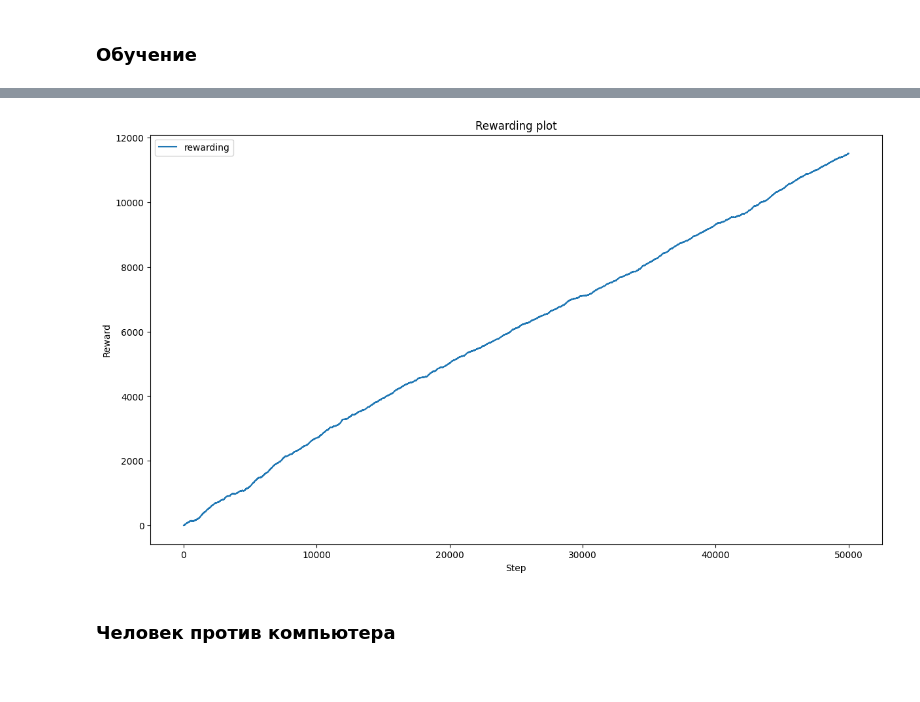
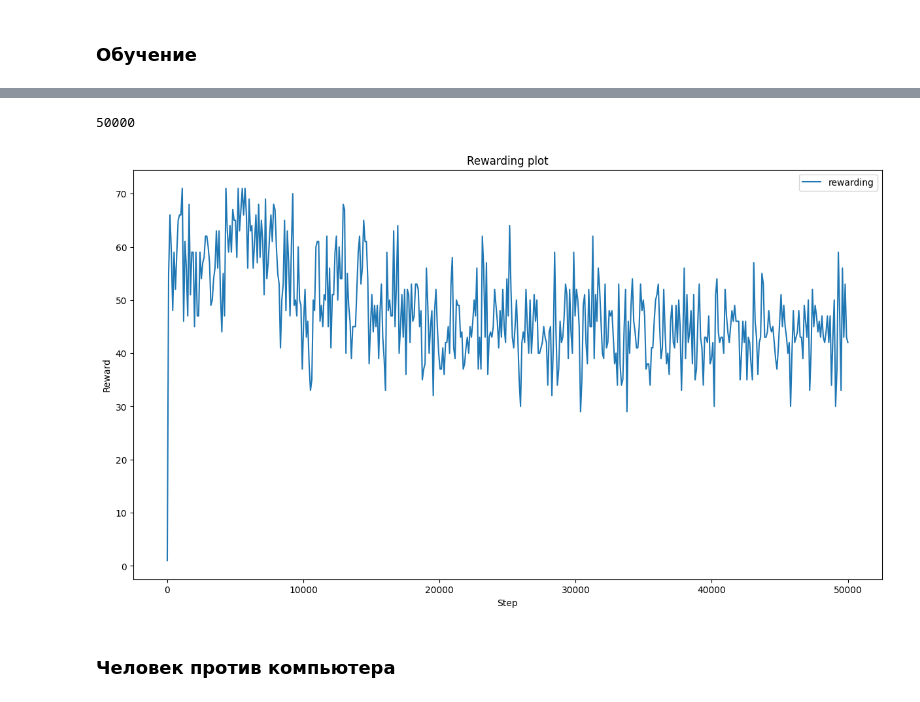
Before and after one commit to MadBunny0/Intelligent_systems_and_technologies, a Jupyter notebook: Lab_4_RL/main.ipynb, the cells around one changed output, grey strips where cells are left out. Cells and saved outputs as stored; diff of their text form; code cells hidden in the pictures.

Commit message:
updated plot

```diff
--- a/Lab_4_RL/main.ipynb
+++ b/Lab_4_RL/main.ipynb
@@ -15,8 +15,6 @@ BOARD_COLS = 3
 ### Состояние поля
 ---
 Играют 2 игрока: p1 (крестик) и p2(нолик); свободные клетки инициализированы нулями
-# %%
-reward = [0]
 # %%
 class State:
     def __init__(self, p1, p2):
@@ -27,8 +25,9 @@ class State:
         self.boardHash = None
        # p1 делает первый ход
         self.playerSymbol = 1
-        self.reward1 = [0]
-        self.reward2 = [0]
+        self.reward_tmp = []
+        self.reward1 = []
+        self.reward2 = []
 
     # хешируем состояние поля
     def getHash(self):
@@ -92,18 +91,20 @@ class State:
         if result == 1:
             self.p1.feedReward(1)
             self.p2.feedReward(0)
-            self.reward1.append(self.reward1[-1] + 1)
-            self.reward2.append(self.reward2[-1] - 1)
+            self.reward_tmp.append(1)
+
+
         elif result == -1:
             self.p1.feedReward(0)
             self.p2.feedReward(1)
-            self.reward1.append(self.reward1[-1] - 1)
-            self.reward2.append(self.reward2[-1] + 1)
+            self.reward_tmp.append(-1)
+
+
         else:
             self.p1.feedReward(0.1)
             self.p2.feedReward(0.5)
-            self.reward1.append(self.reward1[-1] + 0.1)
-            self.reward2.append(self.reward2[-1] + 0.5)
+            self.reward_tmp.append(0)
+
 
     # обновление поля
     def reset(self):
@@ -313,18 +314,31 @@ st.play(50000)
 Сыграно игр: 47000
 Сыграно игр: 48000
 Сыграно игр: 49000
+# %%
+len(st.reward_tmp)
+# %% [output]
+50000
+# %%
+counter = 0
+analysis_rewards = []
+for index, data in enumerate(st.reward_tmp):
+    if data == 1:
+        counter = counter + 1
+    if index % 100 == 0:
+        analysis_rewards.append(counter)
+        counter = 0
 # %%
-x = np.linspace(0, 50000, num=50001)
+x = np.linspace(0, 50000, num=500)
 
 fig, ax = plt.subplots(figsize=(12,7), layout='constrained')
-ax.plot(x, st.reward1, label='rewarding')
+ax.plot(x, analysis_rewards, label='rewarding')
 ax.set_xlabel('Step')
 ax.set_ylabel('Reward')
 ax.set_title("Rewarding plot")
 ax.legend()
 plt.savefig('Rewarding plot')
 # %% [output]
-[figure, old version]
+[figure, new version]
 # %%
 p1.savePolicy()
 p2.savePolicy()
```
Also changed, not shown: 1 other file.
